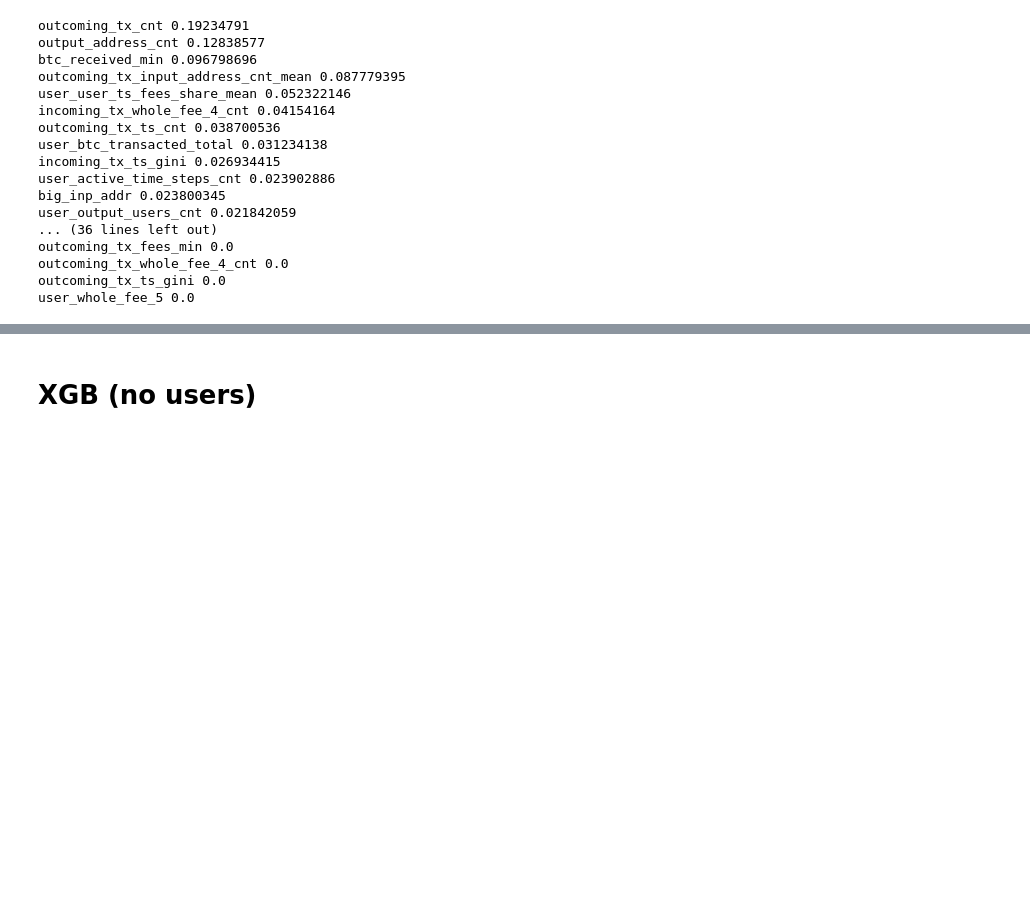
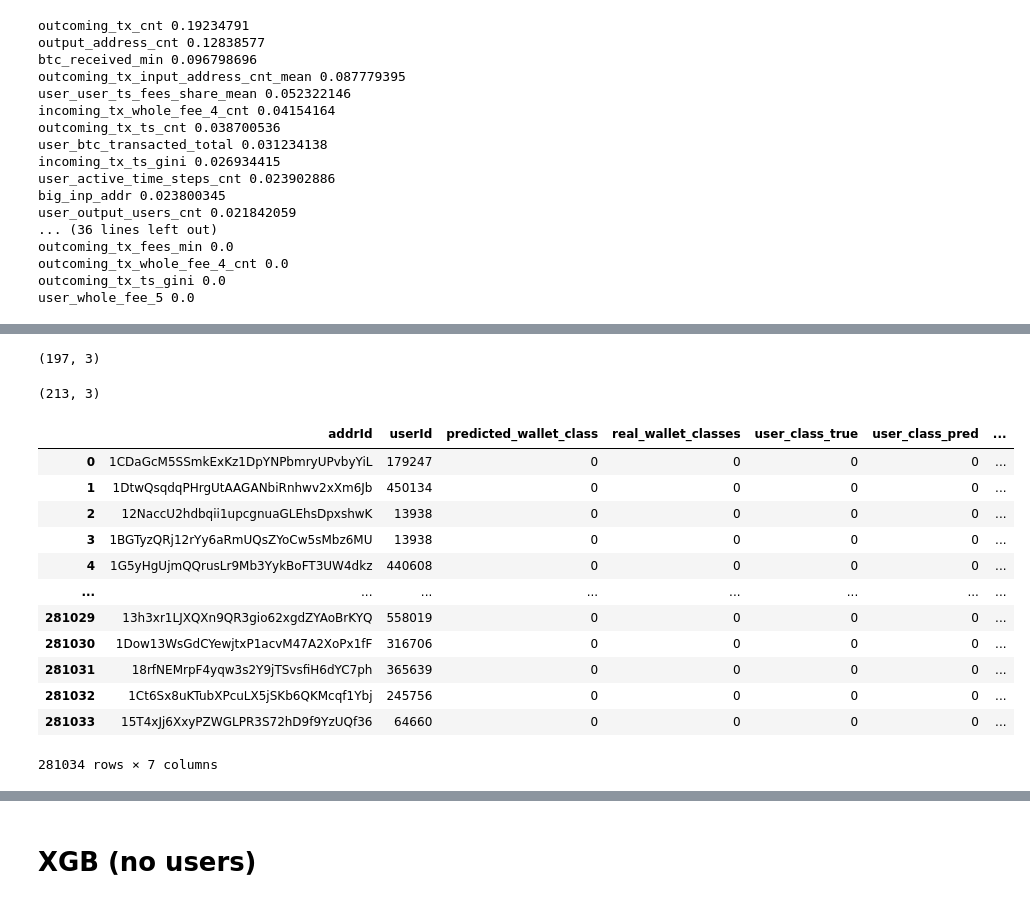
Before and after one commit to egortrussov/btc-fraud-detection, a Jupyter notebook: classification/optimize_parms.ipynb, the cells around one changed output, grey strips where cells are left out. Saved outputs shown, nothing was run; the diff lists cells and outputs as text; code cells hidden in the pictures; blank space fills up the shorter version.

Commit message:
Added exp results and users heuristic

```diff
--- a/classification/optimize_parms.ipynb
+++ b/classification/optimize_parms.ipynb
@@ -216,0 +267,3 @@ user_whole_fee_5 0.0
+# %%
+best_pred_classes = (best_pred >= 0.65).astype(int)
+best_pred_classes
@@ -216,0 +272,14 @@ user_whole_fee_5 0.0
+# %%
+addr_to_class = test_data_raw[["addrId", "userId"]]
+addr_to_class["predicted_wallet_class"] = best_pred_classes
+addr_to_class["real_wallet_classes"] = y_test
+
+addr_to_class = addr_to_class \
+    .merge(
+        pd.read_csv("../dataset/custom/UserClasses.csv"),
+        how="left",
+        on="userId",
+    ) \
+    .rename(columns={"class": "user_class_true"})
+addr_to_class["user_class_true"] = (addr_to_class["user_class_true"] == 1).astype(int)
+addr_to_class
@@ -216,0 +310,18 @@ user_whole_fee_5 0.0
+# %%
+user_to_predicted_class = addr_to_class.groupby("userId")["predicted_wallet_class"].max()
+user_to_predicted_class = user_to_predicted_class.reset_index().rename(columns={"predicted_wallet_class": "user_class_pred"})
+
+user_to_predicted_class = user_to_predicted_class \
+    .merge(
+        pd.read_csv("../dataset/custom/UserClasses.csv"),
+        how="left",
+        on="userId",
+    ) \
+    .rename(columns={"class": "user_class_true"})
+user_to_predicted_class["user_class_true"] = (user_to_predicted_class["user_class_true"] == 1).astype(int)
+
+print_confusion_matrix(
+    np.array(user_to_predicted_class["user_class_pred"]),
+    0.1,
+    np.array(user_to_predicted_class["user_class_true"]),
+)
@@ -216,0 +332,7 @@ user_whole_fee_5 0.0
+# %%
+addr_to_class = addr_to_class.merge(
+    user_to_predicted_class[["userId", "user_class_pred"]],
+    how="left",
+    on="userId"
+)
+addr_to_class
@@ -216,0 +360,33 @@ user_whole_fee_5 0.0
+# %%
+user_to_addr = pd.read_csv("../dataset/custom/AddrUser.csv")
+user_to_addr = user_to_addr.groupby("userId")["addrId"].nunique().reset_index()
+user_to_addr = user_to_addr.merge(
+        pd.read_csv("../dataset/custom/UserClasses.csv"),
+        how="left",
+        on="userId",
+    )
+user_to_addr["class"] = (user_to_addr["class"] == 1).astype(int)
+users_with_many_addrs = user_to_addr[(user_to_addr["addrId"] >= 100) & (user_to_addr["addrId"] <= 1000)]
+users_with_many_addrs.shape
+# %% [output]
+(197, 3)
+# %%
+users_with_many_addrs.shape
+# %% [output]
+(213, 3)
+# %%
+addr_to_class
+# %% [output]
+|  | addrId | userId | predicted_wallet_class | real_wallet_classes | user_class_true | user_class_pred | ... |
+| 0 | 1CDaGcM5SSmkExKz1DpYNPbmryUPvbyYiL | 179247 | 0 | 0 | 0 | 0 | ... |
+| 1 | 1DtwQsqdqPHrgUtAAGANbiRnhwv2xXm6Jb | 450134 | 0 | 0 | 0 | 0 | ... |
+| 2 | 12NaccU2hdbqii1upcgnuaGLEhsDpxshwK | 13938 | 0 | 0 | 0 | 0 | ... |
+| 3 | 1BGTyzQRj12rYy6aRmUQsZYoCw5sMbz6MU | 13938 | 0 | 0 | 0 | 0 | ... |
+| 4 | 1G5yHgUjmQQrusLr9Mb3YykBoFT3UW4dkz | 440608 | 0 | 0 | 0 | 0 | ... |
+| ... | ... | ... | ... | ... | ... | ... | ... |
+| 281029 | 13h3xr1LJXQXn9QR3gio62xgdZYAoBrKYQ | 558019 | 0 | 0 | 0 | 0 | ... |
+| 281030 | 1Dow13WsGdCYewjtxP1acvM47A2XoPx1fF | 316706 | 0 | 0 | 0 | 0 | ... |
+| 281031 | 18rfNEMrpF4yqw3s2Y9jTSvsfiH6dYC7ph | 365639 | 0 | 0 | 0 | 0 | ... |
+| 281032 | 1Ct6Sx8uKTubXPcuLX5jSKb6QKMcqf1Ybj | 245756 | 0 | 0 | 0 | 0 | ... |
+| 281033 | 15T4xJj6XxyPZWGLPR3S72hD9f9YzUQf36 | 64660 | 0 | 0 | 0 | 0 | ... |
+281034 rows × 7 columns
```
Also changed, not shown: parts of 29 cells of this notebook, 3 other files.
